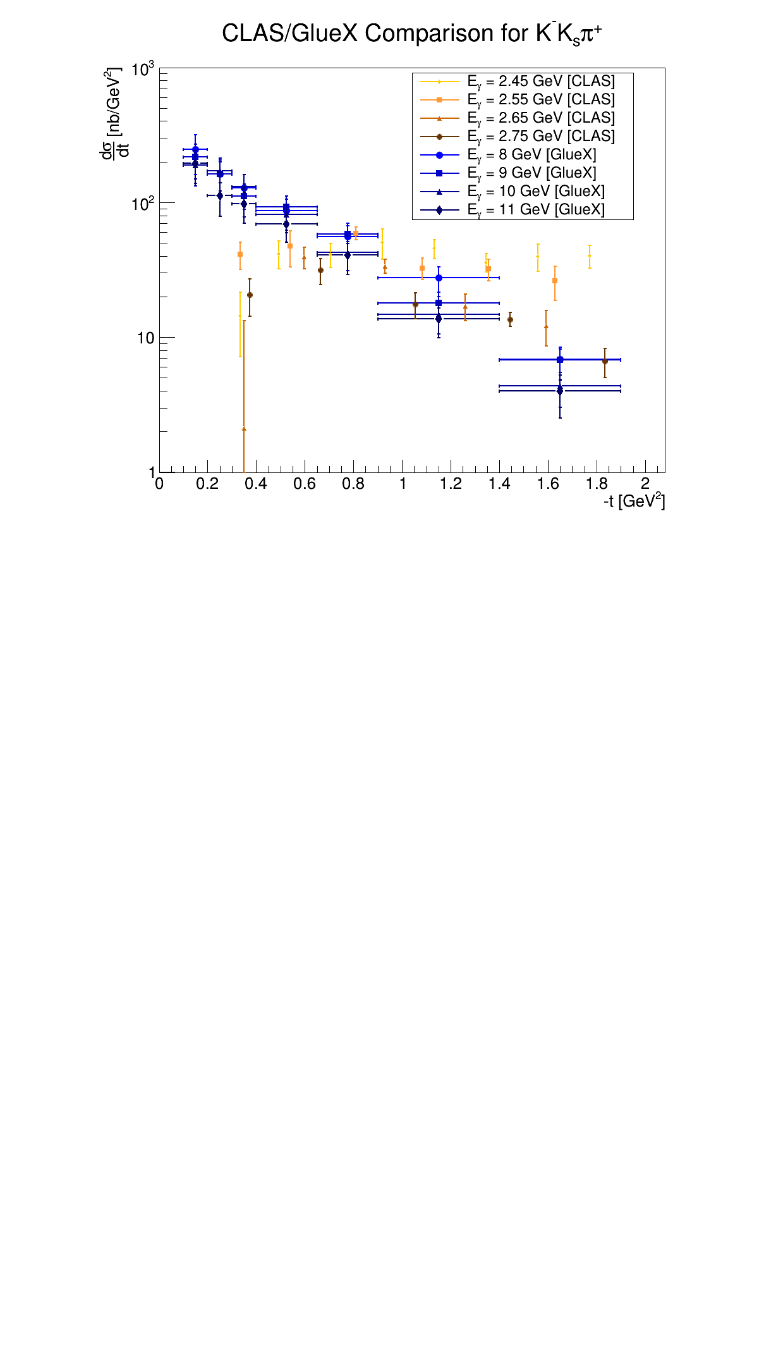
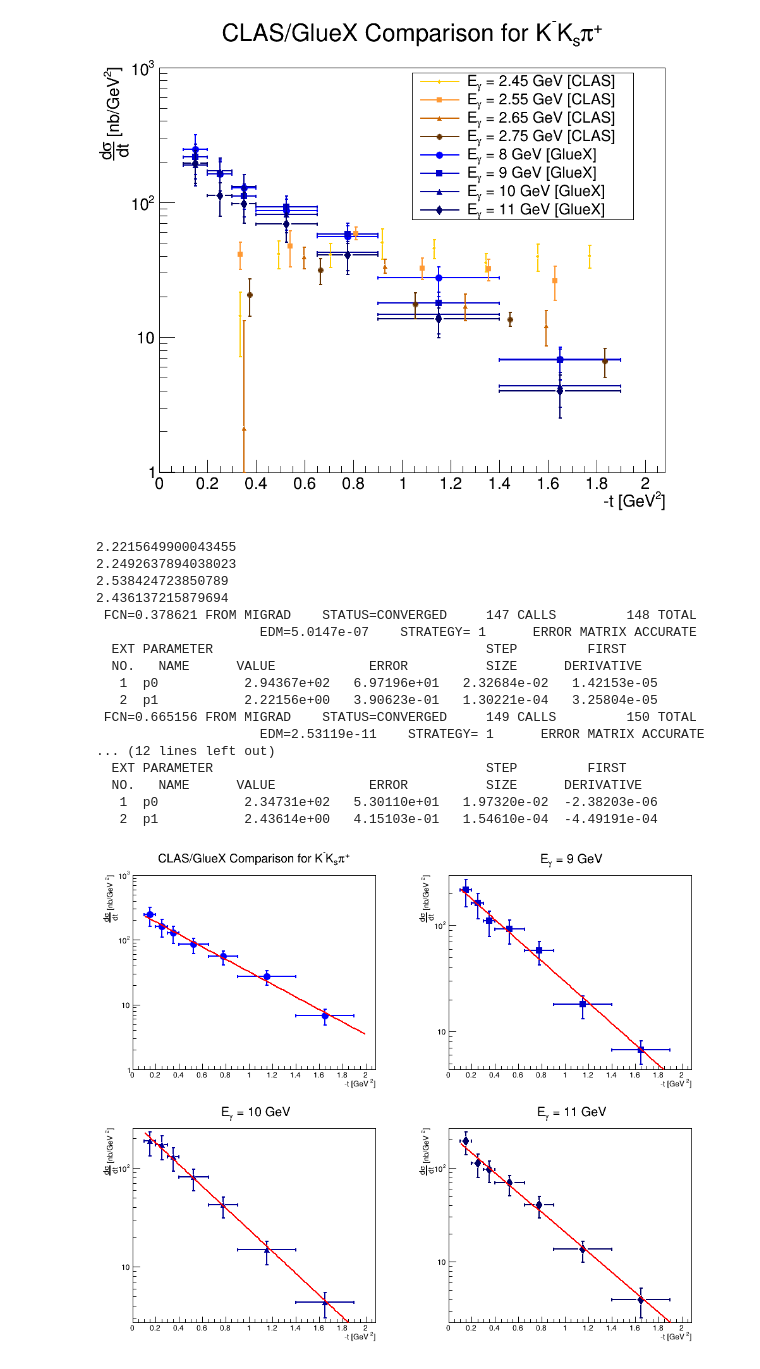
Before and after one commit to tylerviducic/gluex, a Jupyter notebook: scripts/crosssection/draw_cross_section_pol2_sys_errors.ipynb, the cells around one changed output. Cells and saved outputs as stored; diff of their text form; code cells hidden in the pictures; blank space fills up the shorter version.

```diff
--- a/scripts/crosssection/draw_cross_section_pol2_sys_errors.ipynb
+++ b/scripts/crosssection/draw_cross_section_pol2_sys_errors.ipynb
@@ -278,3 +279,36 @@ clas_compare_legend.Draw()
 c.Draw()
 # %% [output]
 [figure]
+# %%
+c.Clear()
+c.Divide(2,2)
+
+for i, graph in enumerate(pipkmks_graphs):
+    c.cd(i+1)
+    ROOT.gPad.SetLogy()
+    func = ROOT.TF1('pipkmks_fit', '[0]*exp(-[1]*x)', 0.1, 2.0)
+    graph.Fit(func, 'R')
+    graph.Draw('AP')
+    func.Draw('same')
+    print(func.GetParameter(1))
+    c.Update()
+c.Draw()
+# %% [output]
+2.2215649900043455
+2.2492637894038023
+2.538424723850789
+2.436137215879694
+ FCN=0.378621 FROM MIGRAD    STATUS=CONVERGED     147 CALLS         148 TOTAL
+                     EDM=5.0147e-07    STRATEGY= 1      ERROR MATRIX ACCURATE
+  EXT PARAMETER                                   STEP         FIRST
+  NO.   NAME      VALUE            ERROR          SIZE      DERIVATIVE
+   1  p0           2.94367e+02   6.97196e+01   2.32684e-02   1.42153e-05
+   2  p1           2.22156e+00   3.90623e-01   1.30221e-04   3.25804e-05
+ FCN=0.665156 FROM MIGRAD    STATUS=CONVERGED     149 CALLS         150 TOTAL
+                     EDM=2.53119e-11    STRATEGY= 1      ERROR MATRIX ACCURATE
+... (12 lines left out)
+  EXT PARAMETER                                   STEP         FIRST
+  NO.   NAME      VALUE            ERROR          SIZE      DERIVATIVE
+   1  p0           2.34731e+02   5.30110e+01   1.97320e-02  -2.38203e-06
+   2  p1           2.43614e+00   4.15103e-01   1.54610e-04  -4.49191e-04
+[figure, added]
```
Also changed, not shown: parts of 4 cells of this notebook, 5 other files.
